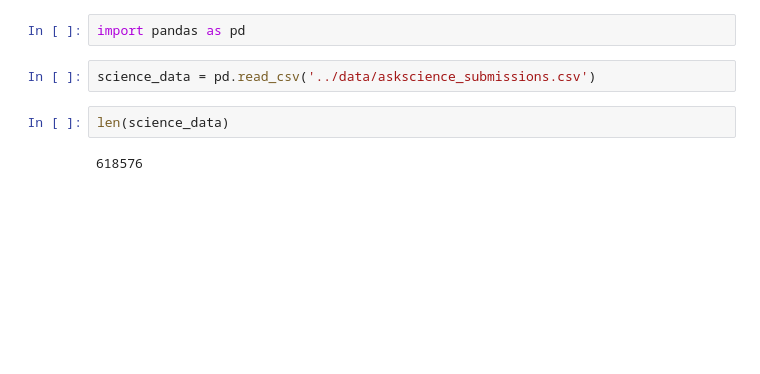
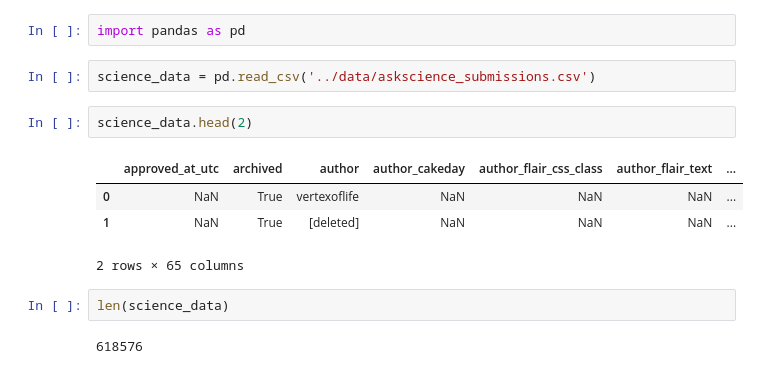
Before and after one commit to lamthuyvo/cuny-advanced-data-journalism, a Jupyter notebook: exercise-files/pandas/cleaning_with_pandas/notebooks/pandas-cleaning-science-solution.ipynb, the cells around one changed output. Drawn from its saved outputs; the diff is of its cells as text; blank space fills up the shorter version.

```diff
--- a/exercise-files/pandas/cleaning_with_pandas/notebooks/pandas-cleaning-science-solution.ipynb
+++ b/exercise-files/pandas/cleaning_with_pandas/notebooks/pandas-cleaning-science-solution.ipynb
@@ -4,6 +6,13 @@
 import pandas as pd
 # %%
 science_data = pd.read_csv('../data/askscience_submissions.csv')
+# %%
+science_data.head(2)
+# %% [output]
+|  | approved_at_utc | archived | author | author_cakeday | author_flair_css_class | author_flair_text | ... |
+| 0 | NaN | True | vertexoflife | NaN | NaN | NaN | ... |
+| 1 | NaN | True | [deleted] | NaN | NaN | NaN | ... |
+2 rows × 65 columns
 # %%
 len(science_data)
 # %% [output]
```
Also changed, not shown: parts of 27 cells of this notebook, 3 other files.
